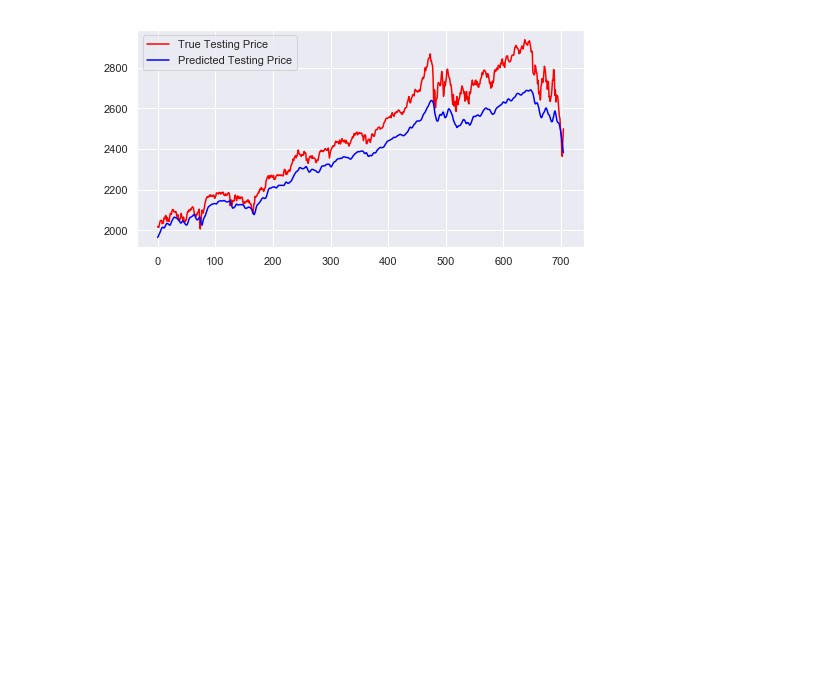
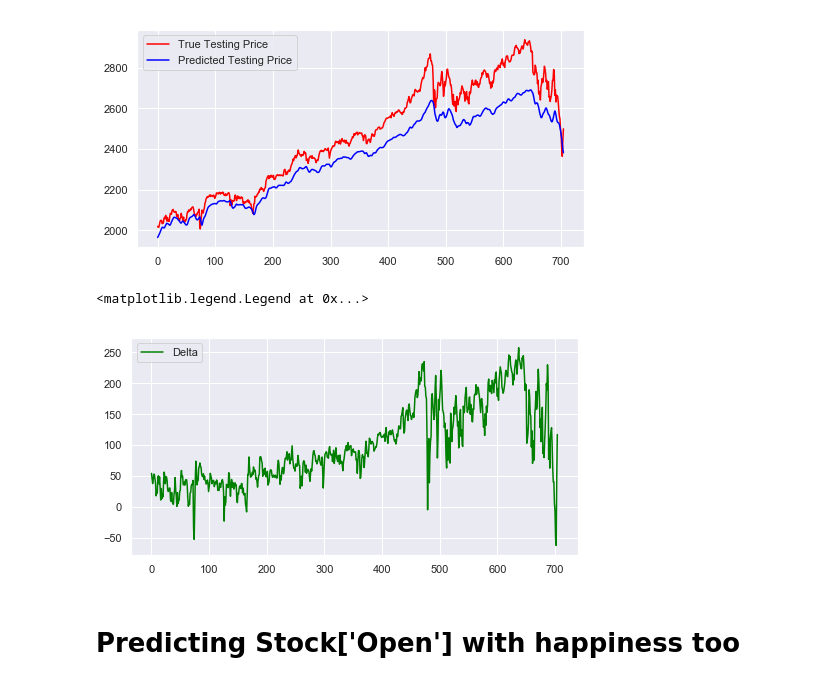
Before and after one commit to Teo-KJ/CZ1015-Data-Science---AI-Mini-Project, a Jupyter notebook: Predicting Stock Price based on Happiness.ipynb, the cells around one changed output. Drawn from its saved outputs; the diff is of its cells as text; code cells hidden in the pictures; blank space fills up the shorter version.

Commit message:
LSTM with 2 features possible now
Managed to LSTM with 2 features to work.
However, graphs are buggy and will need further work

```diff
--- a/Predicting Stock Price based on Happiness.ipynb
+++ b/Predicting Stock Price based on Happiness.ipynb
@@ -645,3 +653,14 @@ plt.legend()
 # %% [output]
 <matplotlib.legend.Legend at 0x...>
 [figure]
+# %%
+delta = y_test_scaled - predictions
+
+fig, ax = plt.subplots(figsize=(8,4))
+ax.plot(delta, color='green', label='Delta')
+plt.legend()
+# %% [output]
+<matplotlib.legend.Legend at 0x...>
+[figure, added]
+# %% [markdown]
+# Predicting Stock['Open'] with happiness too
```
Also changed, not shown: parts of 29 cells of this notebook, 1 other file.
